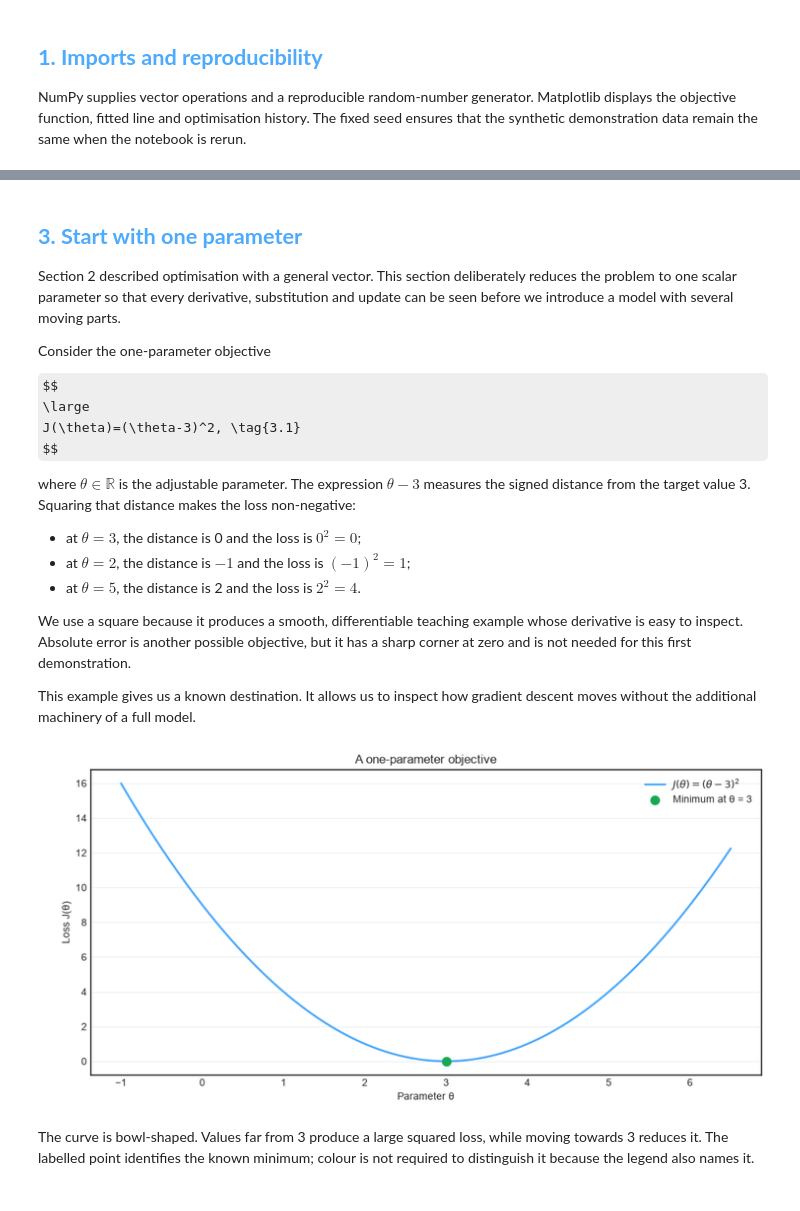
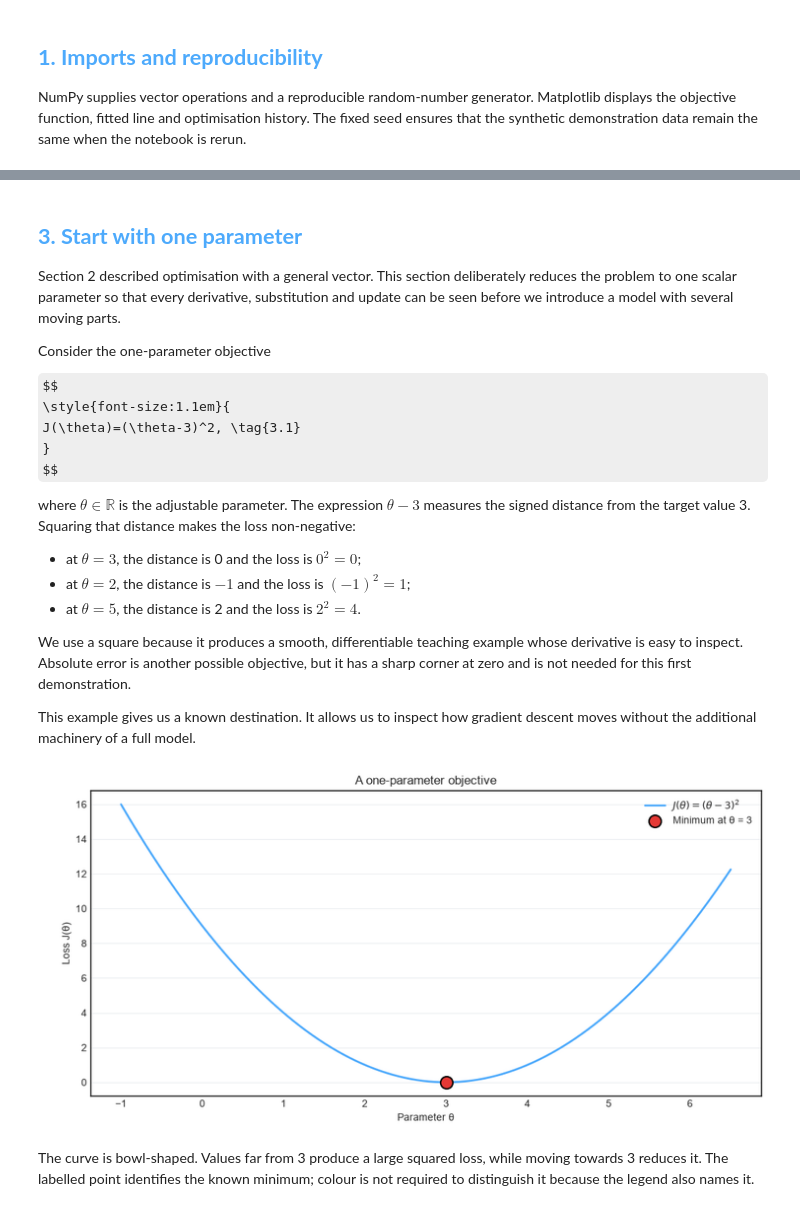
Before and after one commit to Ch3rry-Pi3-Learning-Labs/data-science-labs, a Jupyter notebook: notebooks/01-foundations/gradient-descent/01-gradient-descent-from-intuition-to-implementation.ipynb, the cells around one changed output, grey strips where cells are left out. Cells and saved outputs as stored; diff of their text form; code cells hidden in the pictures; some formulas as TeX source.

Commit message:
Refine plot markers and equation sizing

```diff
--- a/notebooks/01-foundations/gradient-descent/01-gradient-descent-from-intuition-to-implementation.ipynb
+++ b/notebooks/01-foundations/gradient-descent/01-gradient-descent-from-intuition-to-implementation.ipynb
@@ -137,8 +140,9 @@ Consider the one-parameter objective
 
 <a id="equation-3-1"></a>
 $$
-\large
+\style{font-size:1.1em}{
 J(\theta)=(\theta-3)^2, \tag{3.1}
+}
 $$
 
 where $\theta\in\mathbb{R}$ is the adjustable parameter. The expression $\theta-3$ measures the signed distance from the target value 3. Squaring that distance makes the loss non-negative:
@@ -153,16 +157,25 @@ This example gives us a known destination. It allows us to inspect how gradient
 # %%
 theta_grid = np.linspace(-1.0, 6.5, 300)
 objective_grid = (theta_grid - 3.0) ** 2
 
 fig, ax = plt.subplots(figsize=SINGLE_PLOT_FIGSIZE)
 ax.plot(theta_grid, objective_grid, color=BLUE, linewidth=2.0, label=r"$J(\theta)=(\theta-3)^2$")
-ax.scatter([3.0], [0.0], color=GREEN, s=75, zorder=3, label="Minimum at θ = 3")
+ax.scatter(
+    [3.0],
+    [0.0],
+    s=150,
+    facecolor=RED,
+    edgecolor="black",
+    linewidth=1.5,
+    zorder=3,
+    label="Minimum at θ = 3",
+)
 ax.set(title="A one-parameter objective", xlabel="Parameter θ", ylabel="Loss J(θ)")
 ax.grid(axis="y", color="#D0D7DE", linewidth=0.6, alpha=0.55)
 ax.legend()
 plt.show()
 # %% [output]
-[figure, old version]
+[figure, new version]
 # %% [markdown]
 The curve is bowl-shaped. Values far from 3 produce a large squared loss, while moving towards 3 reduces it. The labelled point identifies the known minimum; colour is not required to distinguish it because the legend also names it.
 # %% [markdown]
```
Also changed, not shown: parts of 8 cells of this notebook, 4 other files.
